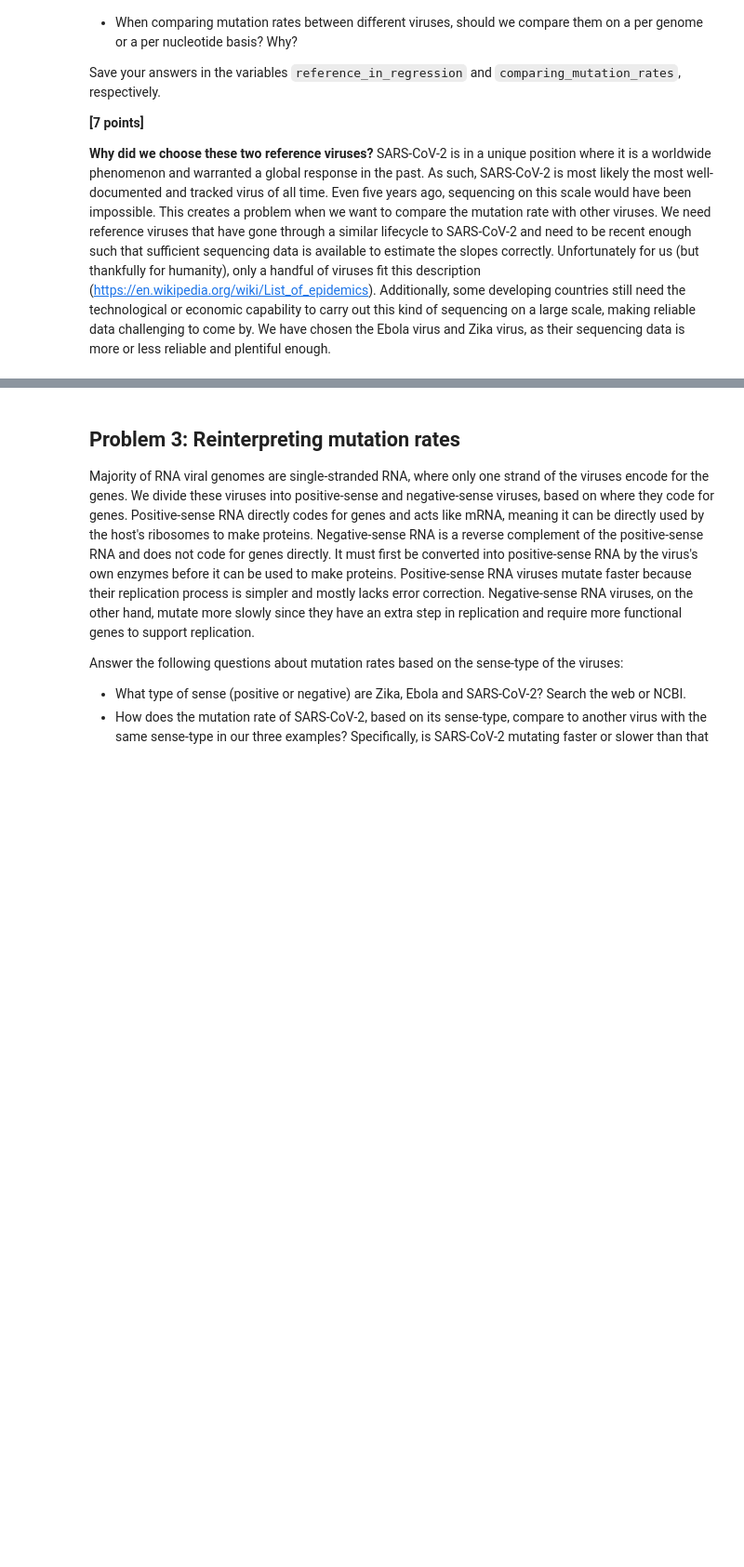
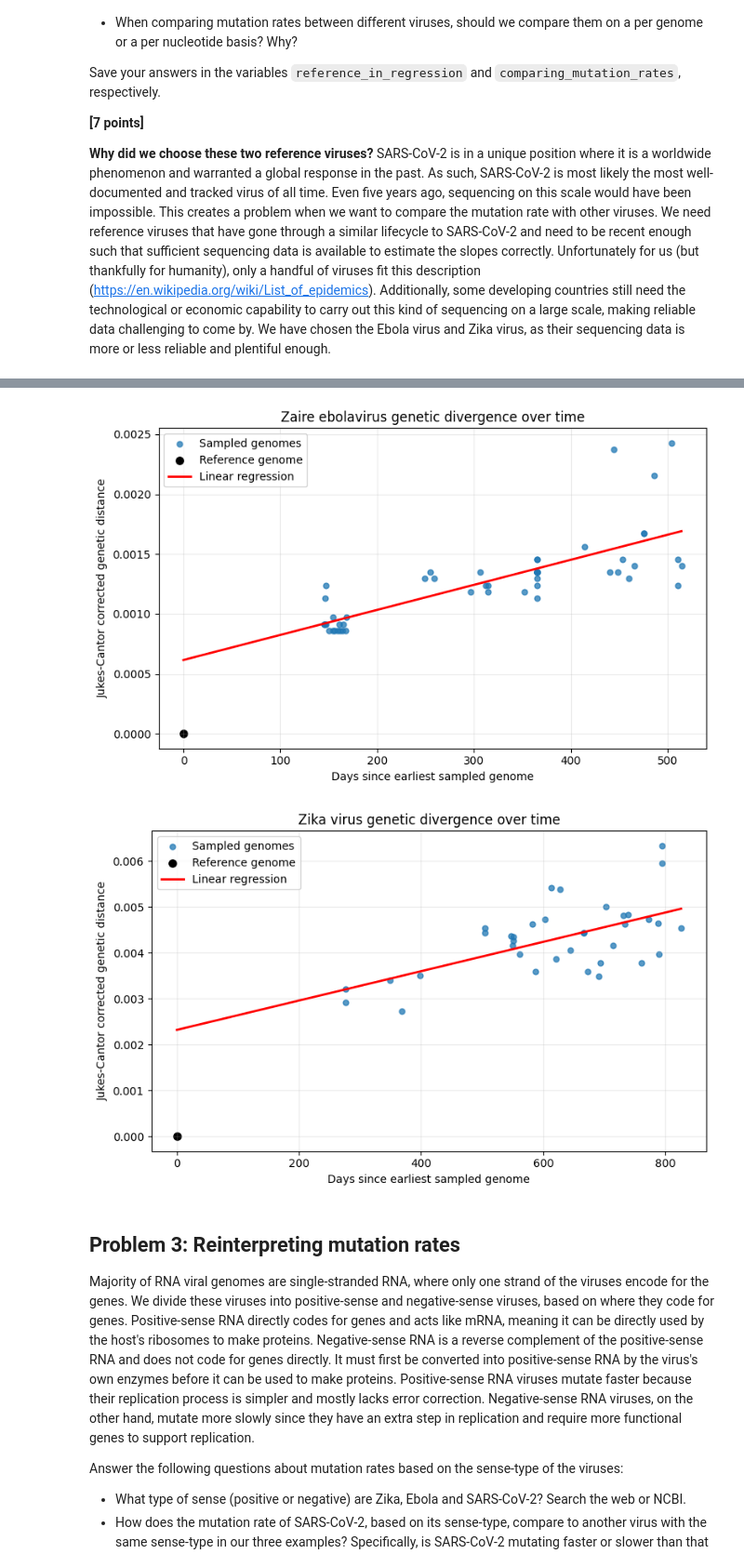
Before and after one commit to ehuang0411/assign_viral_evo, a Jupyter notebook: viral_evo_workbook.ipynb, the cells around one changed output, grey strips where cells are left out. Shown at 93% size. Cells and saved outputs as stored; diff of their text form; code cells hidden in the pictures; blank space fills up the shorter version.

Commit message:
Problem 1 finished? Problem 2 updated

```diff
--- a/viral_evo_workbook.ipynb
+++ b/viral_evo_workbook.ipynb
@@ -254,0 +367,65 @@ When comparing mutation rates between different viruses, should we compare them
+# %%
+def plot_mutation_rate(df, slope, intercept, title, filename):
+    fig, ax = plt.subplots(figsize=(8, 5))
+
+    # Plot non-reference genomes.
+    non_reference = df[~df["is_reference"]]
+    reference = df[df["is_reference"]]
+
+    ax.scatter(
+        non_reference["days_since_start"],
+        non_reference["jc_distance"],
+        s=25,
+        alpha=0.75,
+        label="Sampled genomes"
+    )
+
+    # Show the reference at the origin, but do not include it in the fit.
+    ax.scatter(
+        reference["days_since_start"],
+        reference["jc_distance"],
+        color="black",
+        s=45,
+        label="Reference genome"
+    )
+
+    x_fit = np.linspace(0, df["days_since_start"].max(), 200)
+    y_fit = slope * x_fit + intercept
+
+    ax.plot(
+        x_fit,
+        y_fit,
+        color="red",
+        linewidth=2,
+        label="Linear regression"
+    )
+
+    ax.set_xlabel("Days since earliest sampled genome")
+    ax.set_ylabel("Jukes-Cantor corrected genetic distance")
+    ax.set_title(title)
+    ax.legend()
+    ax.grid(alpha=0.25)
+
+    fig.tight_layout()
+    fig.savefig(filename)
+    plt.show()
+
+
+plot_mutation_rate(
+    ebola_df,
+    ebola_slope,
+    ebola_intercept,
+    "Zaire ebolavirus genetic divergence over time",
+    "problem2_ebola.svg"
+)
+
+plot_mutation_rate(
+    zika_df,
+    zika_slope,
+    zika_intercept,
+    "Zika virus genetic divergence over time",
+    "problem2_zika.svg"
+)
+# %% [output]
+[figure, added]
+[figure, added]
```
Also changed, not shown: parts of 9 cells of this notebook, 2 other files.
